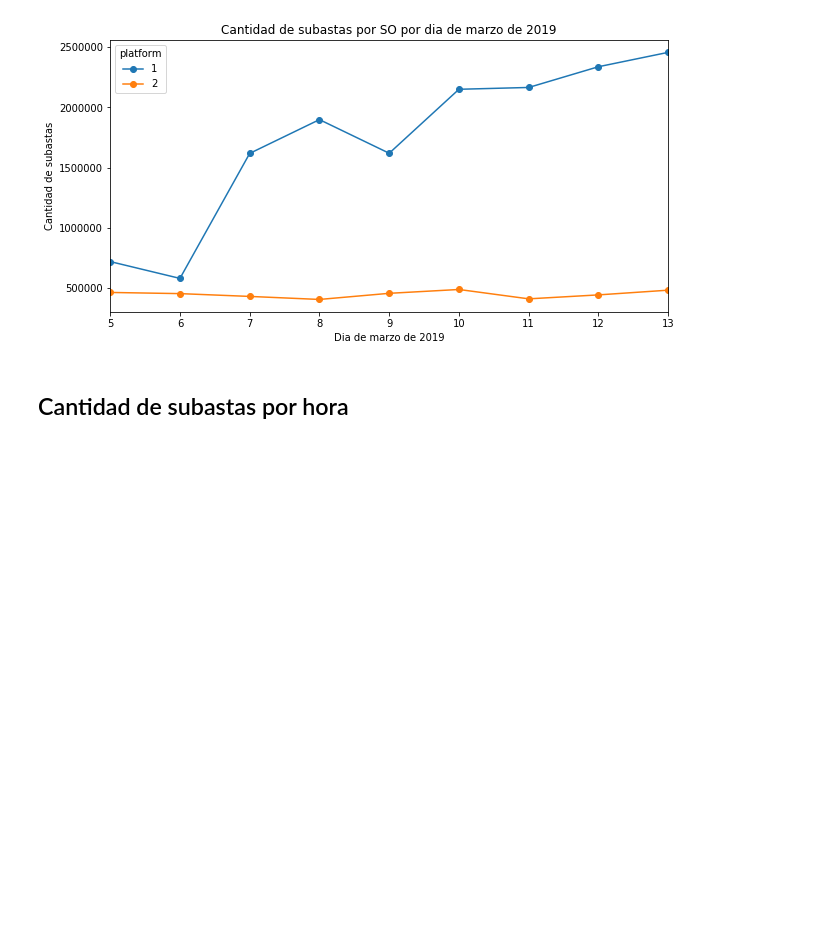
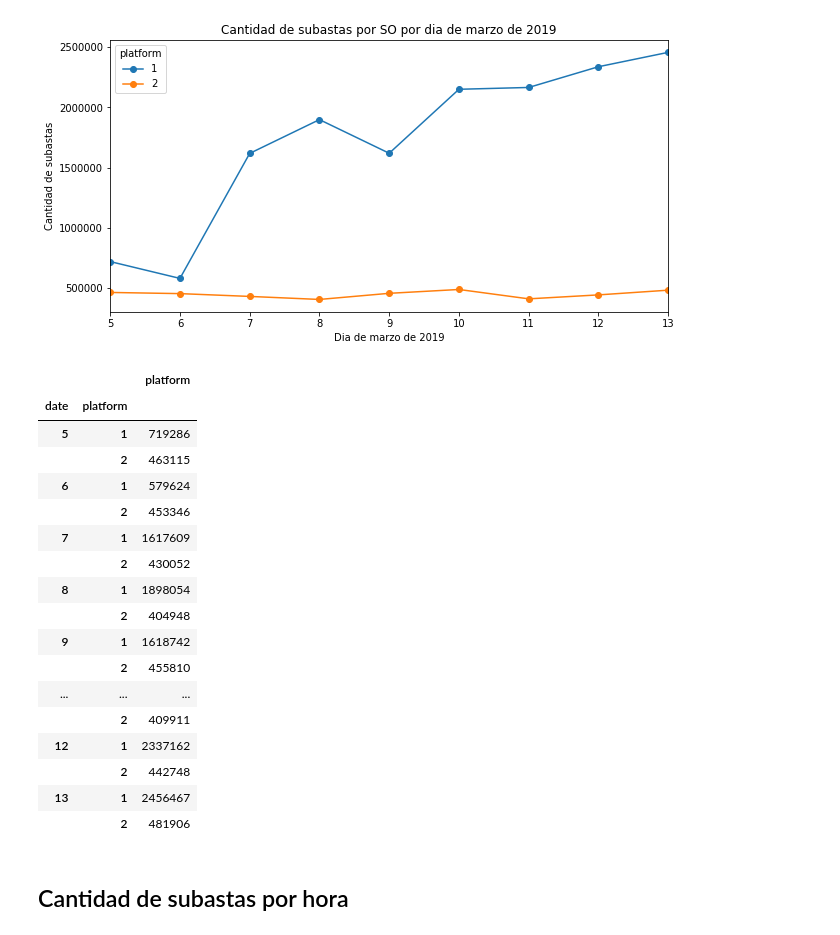
Before and after one commit to shizus/7506-1c2019, a Jupyter notebook: scripts/auctions.ipynb, the cells around one changed output. Cells and saved outputs as stored; diff of their text form; code cells hidden in the pictures; blank space fills up the shorter version.

```diff
--- a/scripts/auctions.ipynb
+++ b/scripts/auctions.ipynb
@@ -70,6 +83,27 @@ plt.ylabel('Cantidad de subastas')
 plt.show()
 # %% [output]
 [figure]
+# %%
+subastas_por_so_por_dia
+# %% [output]
+|  |  | platform |
+| date | platform |  |
+| 5 | 1 | 719286 |
+|  | 2 | 463115 |
+| 6 | 1 | 579624 |
+|  | 2 | 453346 |
+| 7 | 1 | 1617609 |
+|  | 2 | 430052 |
+| 8 | 1 | 1898054 |
+|  | 2 | 404948 |
+| 9 | 1 | 1618742 |
+|  | 2 | 455810 |
+| ... | ... | ... |
+|  | 2 | 409911 |
+| 12 | 1 | 2337162 |
+|  | 2 | 442748 |
+| 13 | 1 | 2456467 |
+|  | 2 | 481906 |
 # %% [markdown]
 ## Cantidad de subastas por hora
 # %%
```
Also changed, not shown: parts of 4 cells of this notebook.
